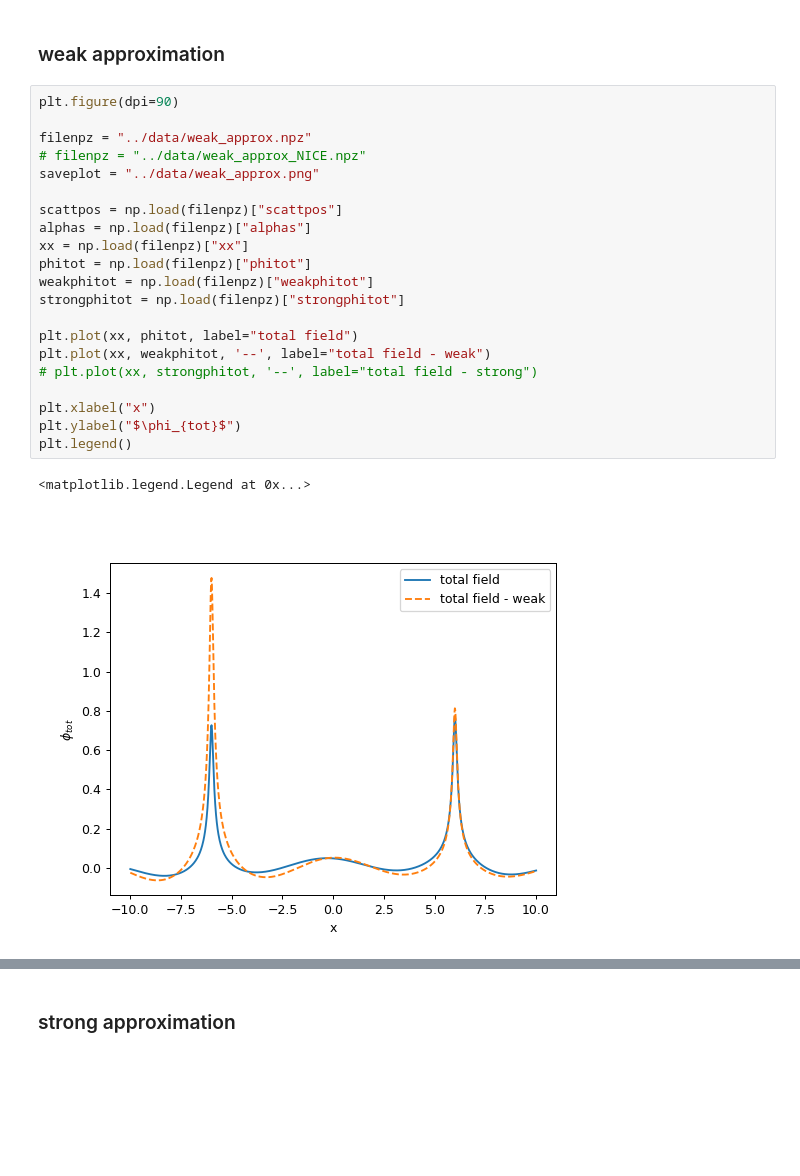
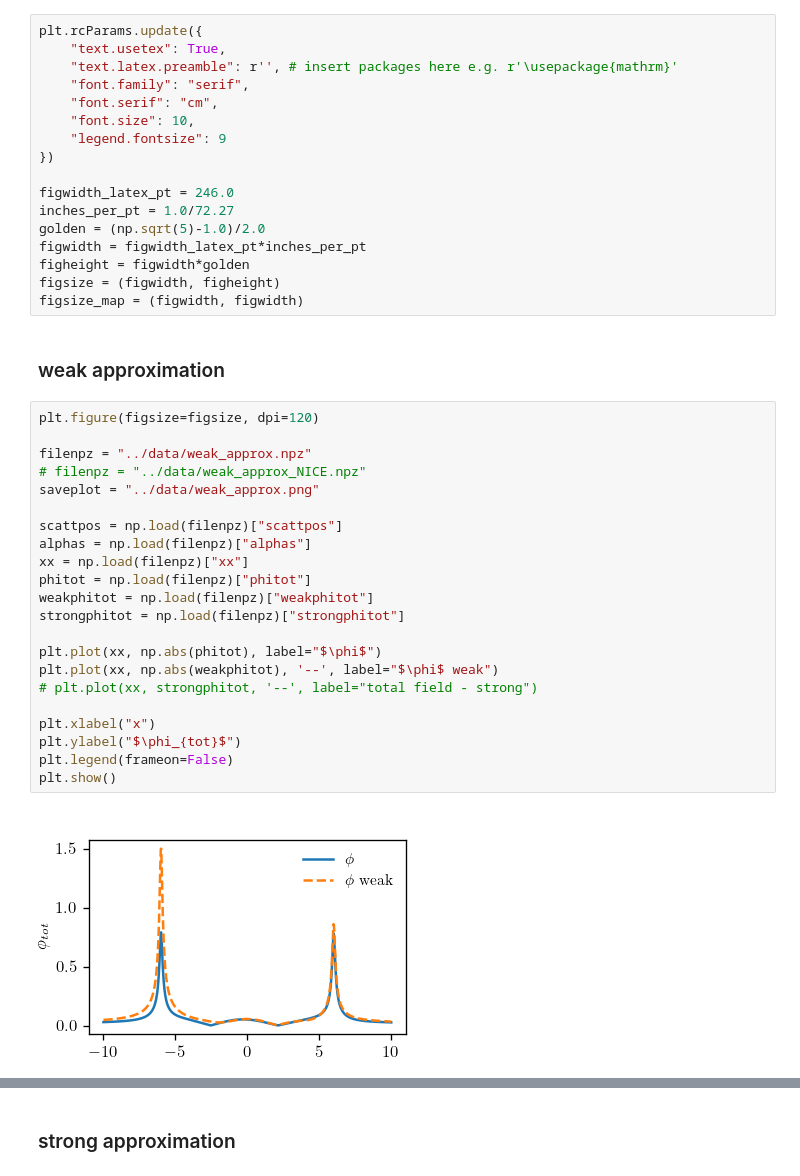
Before and after one commit to mekise/graph-theory-dda, a Jupyter notebook: notebooks/plot_paper.ipynb, the cells around one changed output, grey strips where cells are left out. Saved outputs shown, nothing was run; the diff lists cells and outputs as text; blank space fills up the shorter version.

Commit message:
Define plot style for paper

```diff
--- a/notebooks/plot_paper.ipynb
+++ b/notebooks/plot_paper.ipynb
@@ -4,32 +4,49 @@ import matplotlib.pyplot as plt
 from numpy import linalg as la
 import matplotlib.animation as animation
 %matplotlib widget
+# %%
+plt.rcParams.update({
+    "text.usetex": True,
+    "text.latex.preamble": r'', # insert packages here e.g. r'\usepackage{mathrm}'
+    "font.family": "serif",
+    "font.serif": "cm",
+    "font.size": 10,
+    "legend.fontsize": 9
+})
+
+figwidth_latex_pt = 246.0
+inches_per_pt = 1.0/72.27
+golden = (np.sqrt(5)-1.0)/2.0
+figwidth = figwidth_latex_pt*inches_per_pt
+figheight = figwidth*golden
+figsize = (figwidth, figheight)
+figsize_map = (figwidth, figwidth)
 # %% [markdown]
 ### weak approximation
 # %%
-plt.figure(dpi=90)
+plt.figure(figsize=figsize, dpi=120)
 
 filenpz = "../data/weak_approx.npz"
 # filenpz = "../data/weak_approx_NICE.npz"
 saveplot = "../data/weak_approx.png"
 
 scattpos = np.load(filenpz)["scattpos"]
 alphas = np.load(filenpz)["alphas"]
 xx = np.load(filenpz)["xx"]
 phitot = np.load(filenpz)["phitot"]
 weakphitot = np.load(filenpz)["weakphitot"]
 strongphitot = np.load(filenpz)["strongphitot"]
 
-plt.plot(xx, phitot, label="total field")
-plt.plot(xx, weakphitot, '--', label="total field - weak")
+plt.plot(xx, np.abs(phitot), label="$\phi$")
+plt.plot(xx, np.abs(weakphitot), '--', label="$\phi$ weak")
 # plt.plot(xx, strongphitot, '--', label="total field - strong")
 
 plt.xlabel("x")
 plt.ylabel("$\phi_{tot}$")
-plt.legend()
+plt.legend(frameon=False)
+plt.show()
 # %% [output]
-<matplotlib.legend.Legend at 0x...>
-[figure, old version]
+[figure, new version]
 # %%
 file = np.load("../data/weak_approx_avg.npz")
 saveplot = "../data/weak_approx_avg.pdf"
```
Also changed, not shown: parts of 5 cells of this notebook, 2 other files.
